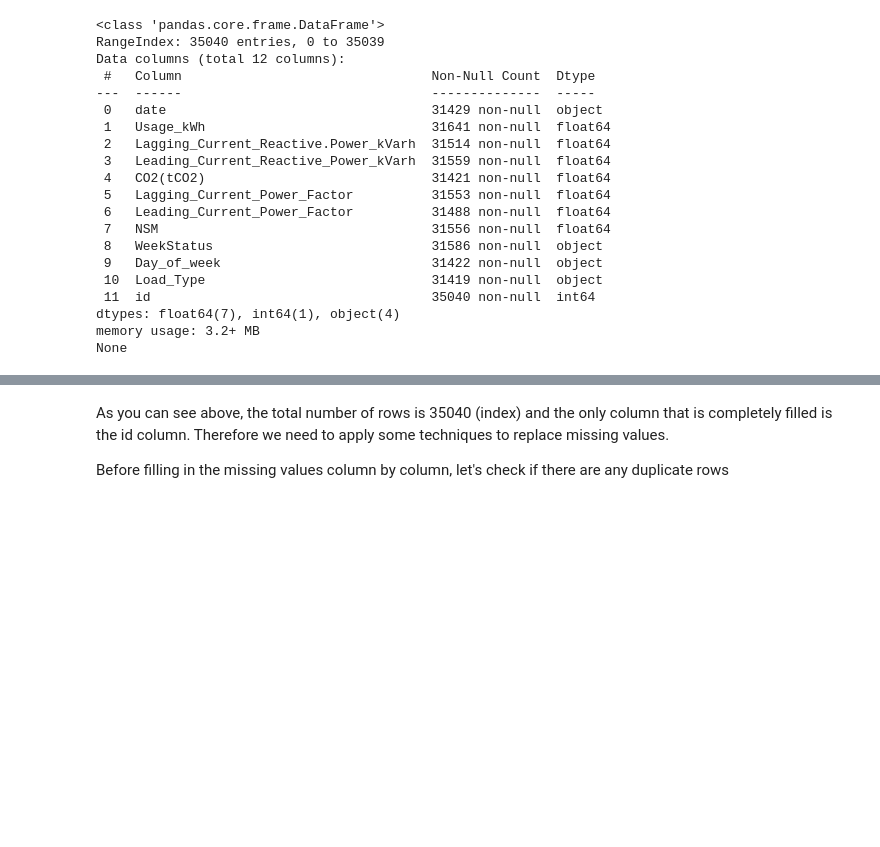
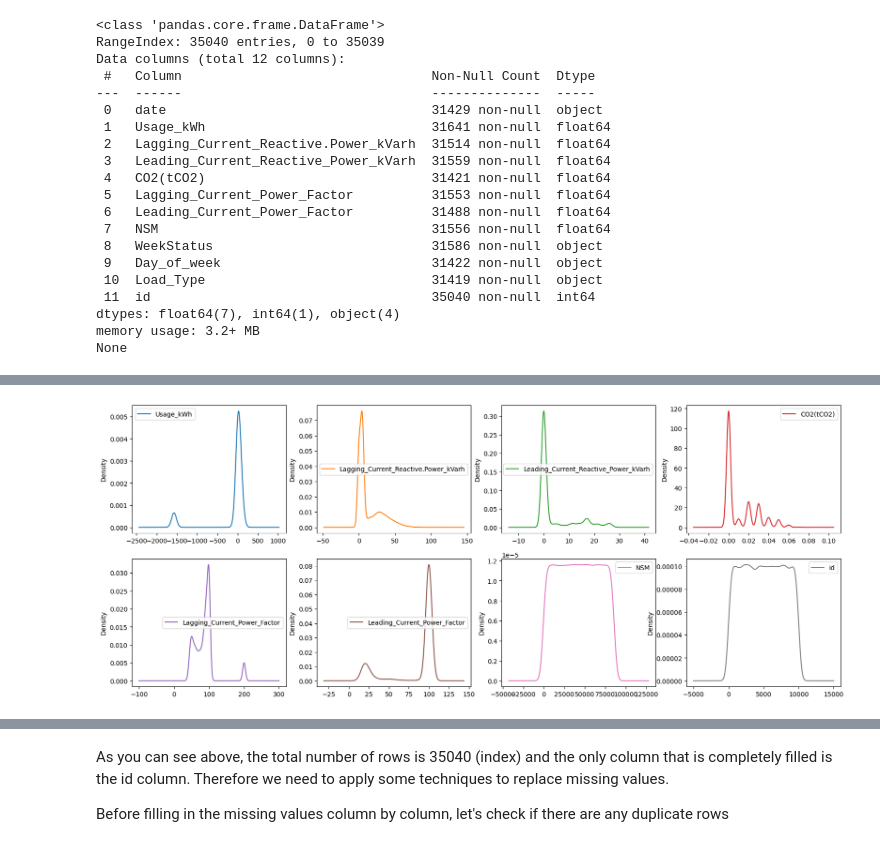
Before and after one commit to martinsphl/MAI5035, a Jupyter notebook: TAREFA_1_1.ipynb, the cells around one changed output, grey strips where cells are left out. Saved outputs shown, nothing was run; the diff lists cells and outputs as text; code cells hidden in the pictures; blank space fills up the shorter version.

```diff
--- a/TAREFA_1_1.ipynb
+++ b/TAREFA_1_1.ipynb
@@ -73,0 +97,6 @@ None
+# %%
+# Now let's check the density distribution of numeric columns
+df.plot(kind = 'density', subplots = True, layout = (2,4), sharex = False, figsize = (20, 8))
+plt.show()
+# %% [output]
+[figure, added]
```
Also changed, not shown: parts of 24 cells of this notebook.
